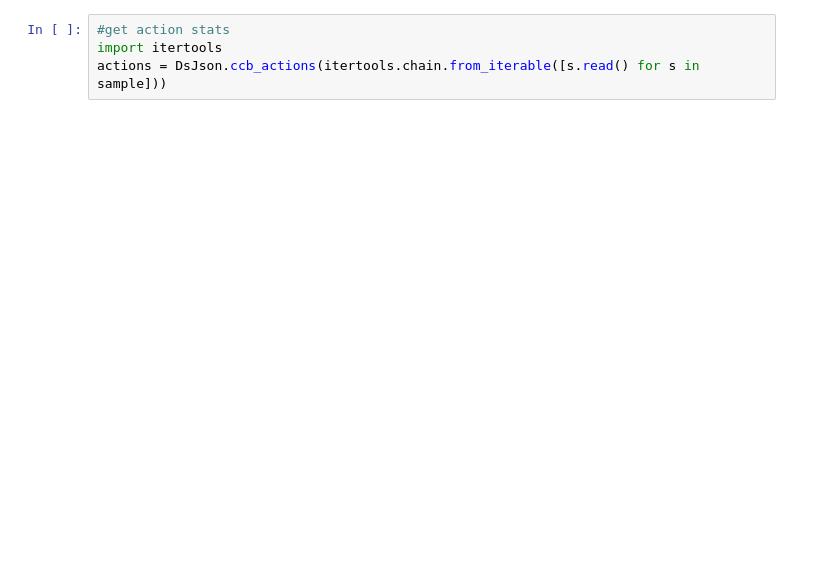
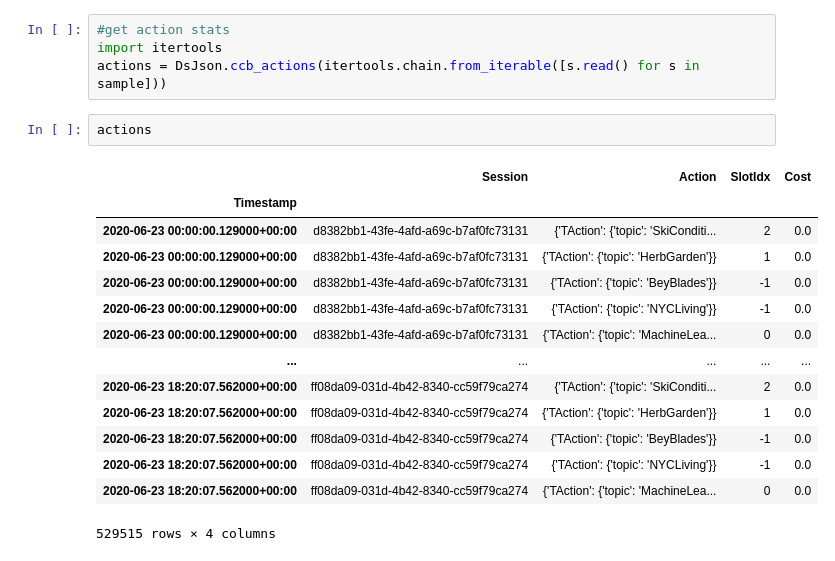
Before and after one commit to ataymano/mwt-ds, a Jupyter notebook: DataScience/LogsWalker/playground.ipynb, the cells around one changed output. Cells and saved outputs as stored; diff of their text form; blank space fills up the shorter version.

```diff
--- a/DataScience/LogsWalker/playground.ipynb
+++ b/DataScience/LogsWalker/playground.ipynb
@@ -48,3 +111,20 @@ sample = today.sample(size=128 * 1024 **2)
 #get action stats
 import itertools
 actions = DsJson.ccb_actions(itertools.chain.from_iterable([s.read() for s in sample]))
+# %%
+actions
+# %% [output]
+|  | Session | Action | SlotIdx | Cost |
+| Timestamp |  |  |  |  |
+| 2020-06-23 00:00:00.129000+00:00 | d8382bb1-43fe-4afd-a69c-b7af0fc73131 | {'TAction': {'topic': 'SkiConditi... | 2 | 0.0 |
+| 2020-06-23 00:00:00.129000+00:00 | d8382bb1-43fe-4afd-a69c-b7af0fc73131 | {'TAction': {'topic': 'HerbGarden'}} | 1 | 0.0 |
+| 2020-06-23 00:00:00.129000+00:00 | d8382bb1-43fe-4afd-a69c-b7af0fc73131 | {'TAction': {'topic': 'BeyBlades'}} | -1 | 0.0 |
+| 2020-06-23 00:00:00.129000+00:00 | d8382bb1-43fe-4afd-a69c-b7af0fc73131 | {'TAction': {'topic': 'NYCLiving'}} | -1 | 0.0 |
+| 2020-06-23 00:00:00.129000+00:00 | d8382bb1-43fe-4afd-a69c-b7af0fc73131 | {'TAction': {'topic': 'MachineLea... | 0 | 0.0 |
+| ... | ... | ... | ... | ... |
+| 2020-06-23 18:20:07.562000+00:00 | ff08da09-031d-4b42-8340-cc59f79ca274 | {'TAction': {'topic': 'SkiConditi... | 2 | 0.0 |
+| 2020-06-23 18:20:07.562000+00:00 | ff08da09-031d-4b42-8340-cc59f79ca274 | {'TAction': {'topic': 'HerbGarden'}} | 1 | 0.0 |
+| 2020-06-23 18:20:07.562000+00:00 | ff08da09-031d-4b42-8340-cc59f79ca274 | {'TAction': {'topic': 'BeyBlades'}} | -1 | 0.0 |
+| 2020-06-23 18:20:07.562000+00:00 | ff08da09-031d-4b42-8340-cc59f79ca274 | {'TAction': {'topic': 'NYCLiving'}} | -1 | 0.0 |
+| 2020-06-23 18:20:07.562000+00:00 | ff08da09-031d-4b42-8340-cc59f79ca274 | {'TAction': {'topic': 'MachineLea... | 0 | 0.0 |
+529515 rows × 4 columns
```
Also changed, not shown: parts of 15 cells of this notebook.
